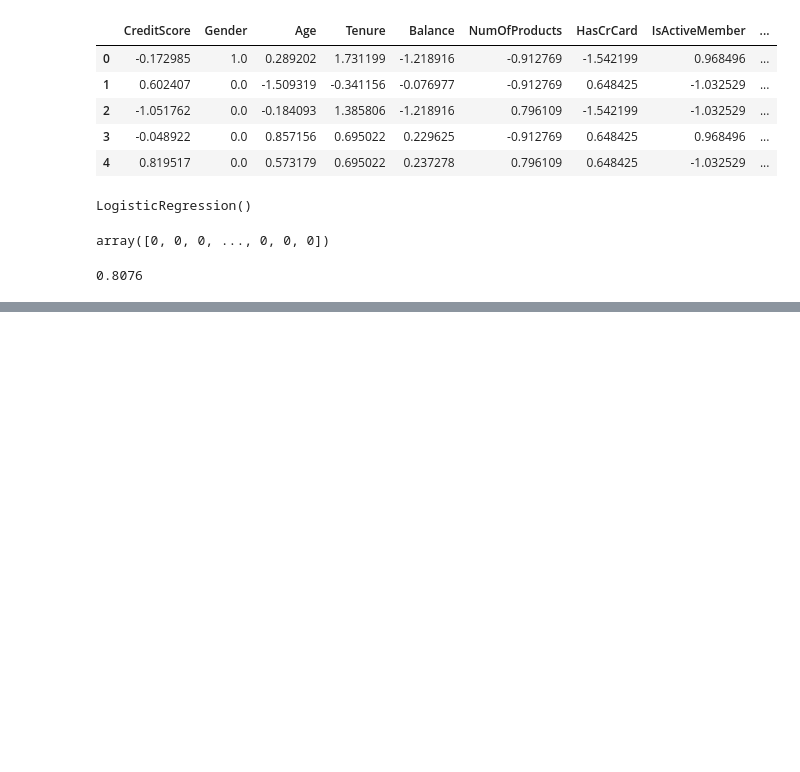
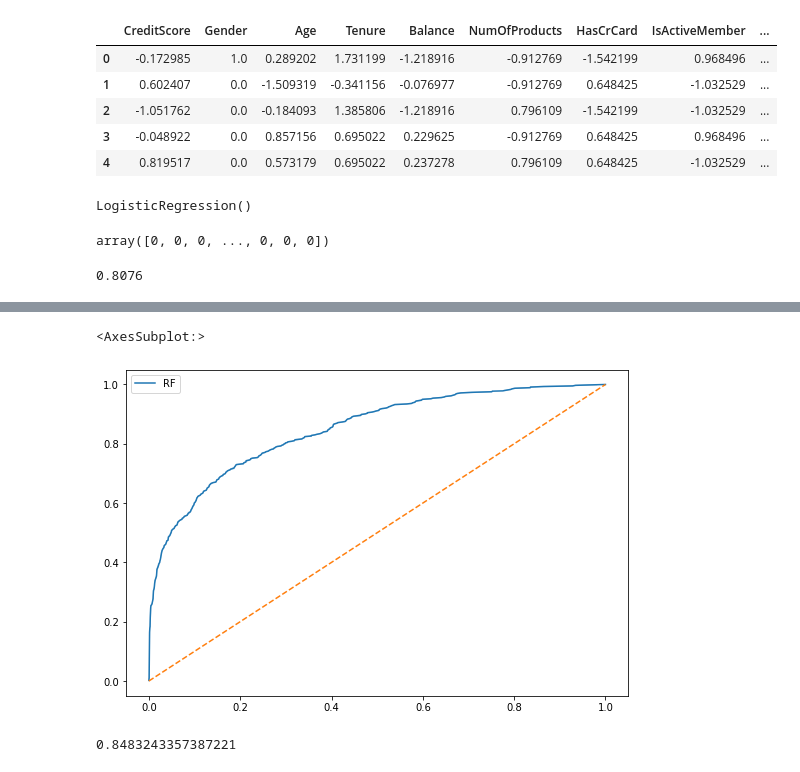
Before and after one commit to nanw01/python-algrothm, a Jupyter notebook: laioffer/practice/c_22_drop the rows without at least five actual value columns.ipynb, the cells around one changed output, grey strips where cells are left out. Saved outputs shown, nothing was run; the diff lists cells and outputs as text; code cells hidden in the pictures; blank space fills up the shorter version.

```diff
--- a/laioffer/practice/c_22_drop the rows without at least five actual value columns.ipynb
+++ b/laioffer/practice/c_22_drop the rows without at least five actual value columns.ipynb
@@ -313,0 +515,14 @@ NameError: name 'model_selection' is not defined
+# %%
+_,axss = plt.subplots(1,1,figsize=[9,6])
+sns.lineplot(fpr_rf,tpr_rf, label = 'RF')
+sns.lineplot([0,1],[0,1],linestyle='--')
+# %% [output]
+<AxesSubplot:>
+[figure, added]
+# %%
+from sklearn import metrics
+
+# AUC score
+metrics.auc(fpr_rf,tpr_rf)
+# %% [output]
+0.8483243357387221
```
Also changed, not shown: parts of 31 cells of this notebook, 3 other files.
